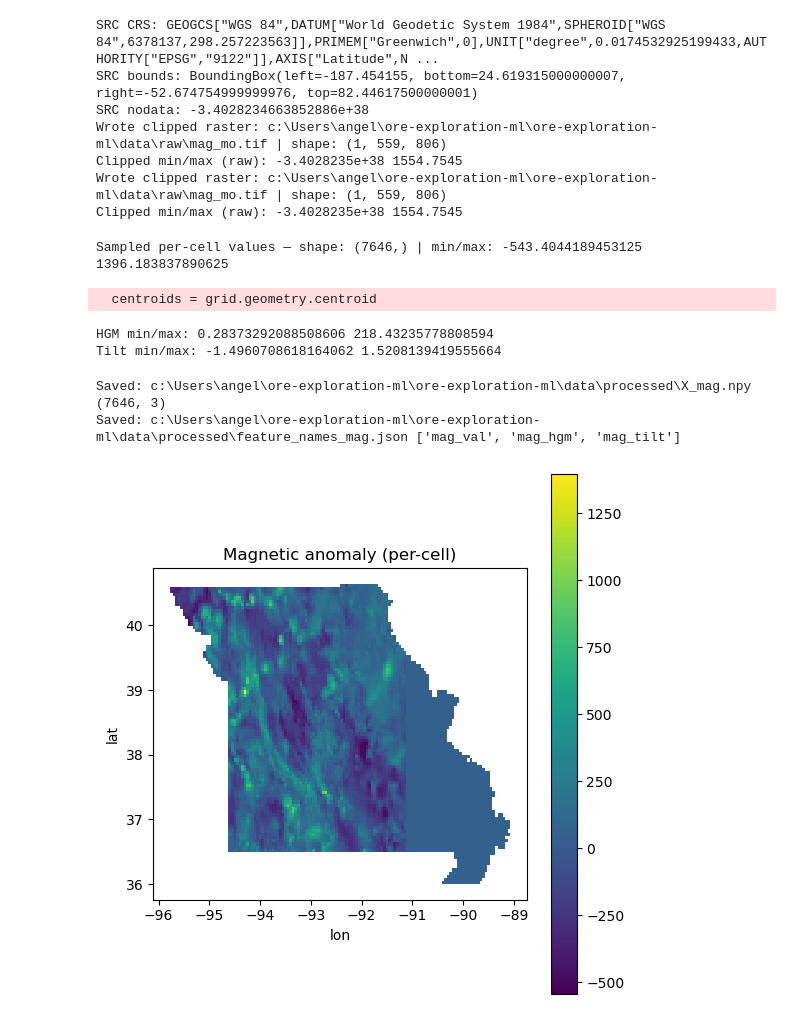
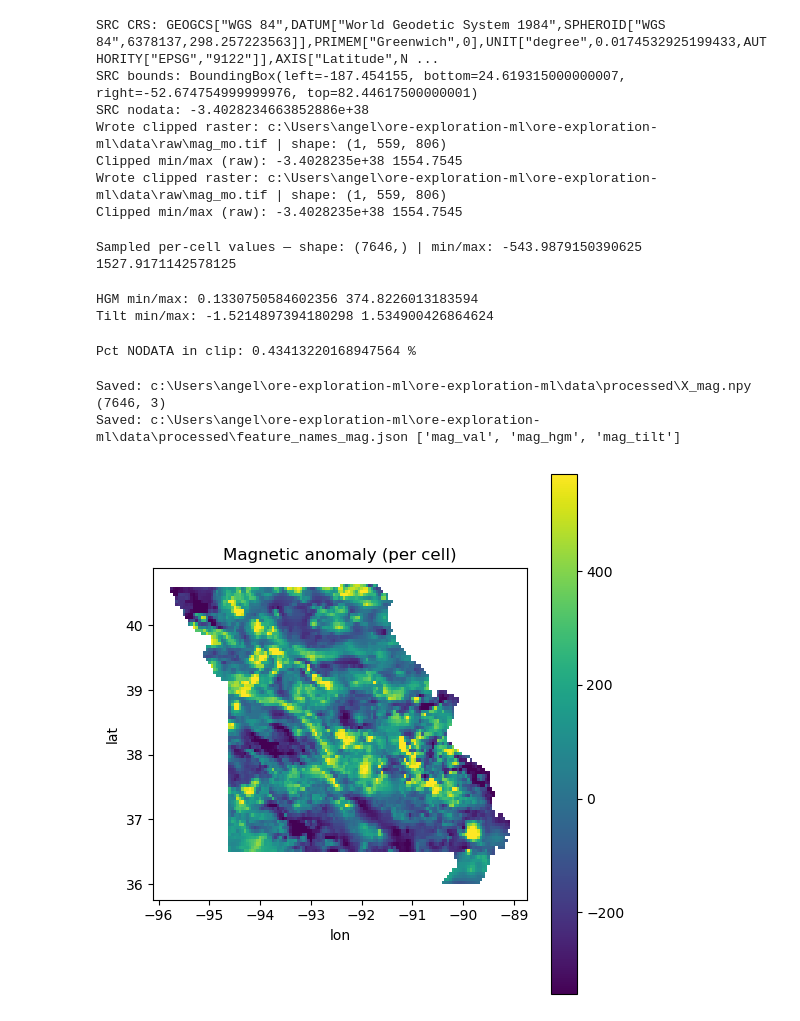
Before and after one commit to acfdavis/ore-exploration-ml, a Jupyter notebook: notebooks/2e_magnetic_features.ipynb, the cells around one changed output. Drawn from its saved outputs; the diff is of its cells as text; code cells hidden in the pictures.

```diff
--- a/notebooks/2e_magnetic_features.ipynb
+++ b/notebooks/2e_magnetic_features.ipynb
@@ -93,49 +96,47 @@ Clipped min/max (raw): -3.4028235e+38 1554.7545
 ## 3) Sample per-cell value at grid centroids
 
 # Sample the clipped raster at grid centroids (fast & robust)
-centroids = grid.geometry.centroid
+# Compute centroids in projected CRS, then bring to EPSG:4326 for sampling
+grid_proj = grid.to_crs("EPSG:5070")
+cent_proj = grid_proj.geometry.centroid
+centroids = gpd.GeoSeries(cent_proj, crs="EPSG:5070").to_crs("EPSG:4326")
+
 vals = np.empty(len(centroids), dtype=np.float32)
 
 with rasterio.open(CLIP_PATH) as src:
     band = src.read(1).astype(float)
-    nod  = src.nodata
-    if nod is not None:
-        band[band == nod] = np.nan
+    if src.nodata is not None:
+        band[band == src.nodata] = np.nan
 
+    vals = np.empty(len(centroids), dtype=np.float32)
     for i, pt in enumerate(centroids):
-        r, c = ~src.transform * (pt.x, pt.y)  # inverse transform -> (row, col)
-        r, c = int(round(r)), int(round(c))
-        if (0 <= r < band.shape[0]) and (0 <= c < band.shape[1]):
-            vals[i] = band[r, c]
+        row, col = src.index(pt.x, pt.y)  # <-- correct order
+        if 0 <= row < band.shape[0] and 0 <= col < band.shape[1]:
+            vals[i] = band[row, col]
         else:
             vals[i] = np.nan
 
-# Gentle fill so modeling doesn’t break
 vals = np.nan_to_num(vals, nan=float(np.nanmean(vals)))
 mag_val = vals.astype(np.float32)
 
 print("Sampled per-cell values — shape:", mag_val.shape,
       "| min/max:", float(mag_val.min()), float(mag_val.max()))
 # %% [output]
-Sampled per-cell values — shape: (7646,) | min/max: -543.4044189453125 1396.183837890625
+Sampled per-cell values — shape: (7646,) | min/max: -543.9879150390625 1527.9171142578125
-  centroids = grid.geometry.centroid
 # %%
 ## 4) Derivatives (HGM & tilt) and centroid sampling
 
 # Compute simple derivatives on the clipped grid and sample to cells
 with rasterio.open(CLIP_PATH) as src:
-    z  = src.read(1).astype(float)
+    z = src.read(1).astype(float)
     nod = src.nodata
 
 if nod is not None:
     z[z == nod] = np.nan
 z = np.nan_to_num(z, nan=np.nanmean(z))
 
-# Horizontal gradient magnitude
 gy, gx = np.gradient(z)
 hgm = np.hypot(gx, gy)
-
-# Simple Laplacian-like vertical component and tilt
 gxx, _ = np.gradient(gx)
 _, gyy = np.gradient(gy)
 vz = gxx + gyy
@@ -146,11 +147,10 @@ mag_tilt = np.empty_like(mag_val)
 
 with rasterio.open(CLIP_PATH) as src:
     for i, pt in enumerate(centroids):
-        r, c = ~src.transform * (pt.x, pt.y)
-        r, c = int(round(r)), int(round(c))
-        if (0 <= r < z.shape[0]) and (0 <= c < z.shape[1]):
-            mag_hgm[i]  = hgm[r, c]
-            mag_tilt[i] = tilt[r, c]
+        row, col = src.index(pt.x, pt.y)  # <-- correct order
+        if 0 <= row < z.shape[0] and 0 <= col < z.shape[1]:
+            mag_hgm[i]  = hgm[row, col]
+            mag_tilt[i] = tilt[row, col]
         else:
             mag_hgm[i]  = np.nan
             mag_tilt[i] = np.nan
@@ -161,8 +161,17 @@ mag_tilt = np.nan_to_num(mag_tilt, nan=float(np.nanmean(mag_tilt))).astype(np.fl
 print("HGM min/max:", float(mag_hgm.min()), float(mag_hgm.max()))
 print("Tilt min/max:", float(mag_tilt.min()), float(mag_tilt.max()))
 # %% [output]
-HGM min/max: 0.28373292088508606 218.43235778808594
-Tilt min/max: -1.4960708618164062 1.5208139419555664
+HGM min/max: 0.1330750584602356 374.8226013183594
+Tilt min/max: -1.5214897394180298 1.534900426864624
+# %%
+# % NODATA after clipping (should be ~0 inside MO bbox)
+with rasterio.open(CLIP_PATH) as src:
+    z = src.read(1)
+    nod = src.nodata
+mask = z != nod if nod is not None else np.isfinite(z)
+print("Pct NODATA in clip:", 100*(~mask).sum()/mask.size, "%")
+# %% [output]
+Pct NODATA in clip: 0.43413220168947564 %
 # %%
 ## 5) Save the processed features
 X_mag = np.column_stack([mag_val, mag_hgm, mag_tilt]).astype(np.float32)
@@ -181,16 +190,17 @@ Saved: c:\Users\angel\ore-exploration-ml\ore-exploration-ml\data\processed\featu
 # %%
 ## 6) Visualize the results
 import matplotlib.pyplot as plt
 
 tmp = grid.copy()
-tmp["mag_val"] = X_mag[:, 0]
+tmp["mag_val"] = mag_val
+vmin, vmax = np.nanpercentile(mag_val, [2, 98])
 
 fig, ax = plt.subplots(figsize=(5.5, 5.5))
-tmp.plot(column="mag_val", cmap="viridis", legend=True, ax=ax)
-ax.set_title("Magnetic anomaly (per-cell)")
+tmp.plot(column="mag_val", cmap="viridis", vmin=vmin, vmax=vmax, legend=True, ax=ax)
+ax.set_title("Magnetic anomaly (per cell)")
 ax.set_xlabel("lon"); ax.set_ylabel("lat")
 plt.tight_layout()
-plt.savefig(project_root / "figures/magnetic_anomaly.png", dpi=180)  # Save the figure
+plt.savefig(project_root / "figures/magnetic_anomaly.png", dpi=180)
 plt.show()
 # %% [output]
-[figure, old version]
+[figure, new version]
```
Also changed, not shown: parts of 1 cell of this notebook, 25 other files.
